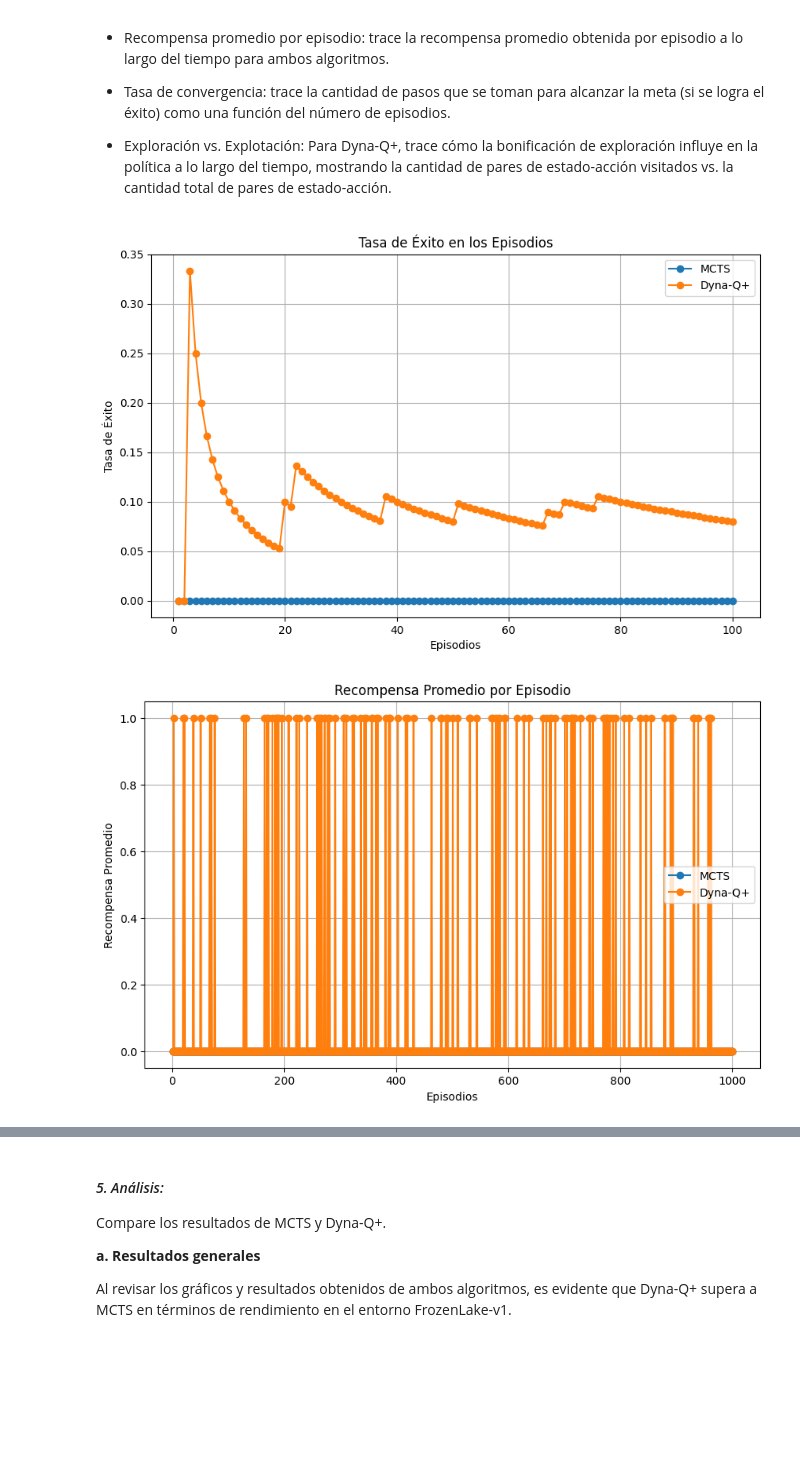
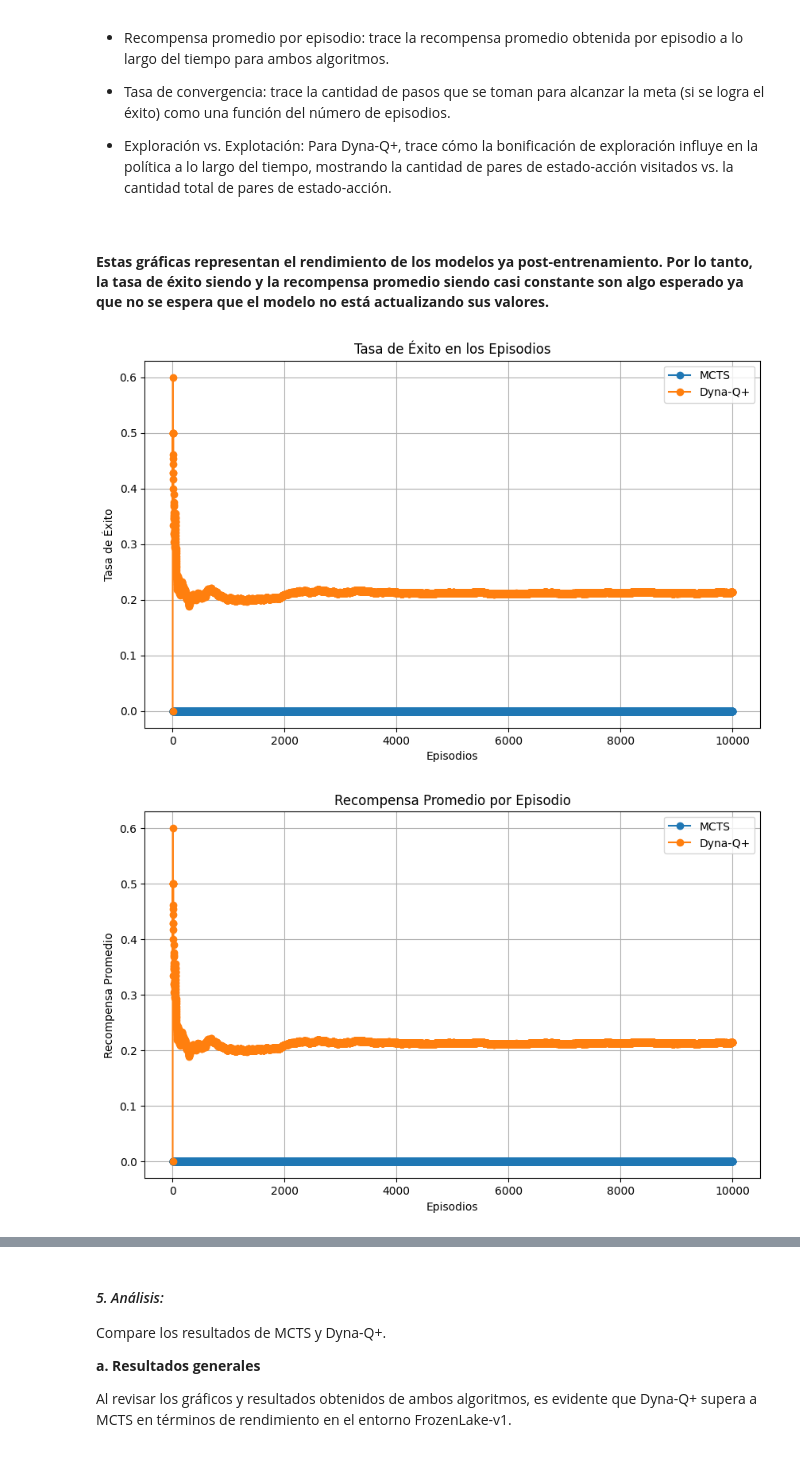
Before and after one commit to Ldsc2002/RL-Lab6, a Jupyter notebook: main.ipynb, the cells around one changed output, grey strips where cells are left out. Drawn from its saved outputs; the diff is of its cells as text; code cells hidden in the pictures; blank space fills up the shorter version.

```diff
--- a/main.ipynb
+++ b/main.ipynb
@@ -68,10 +68,10 @@ class Node:
         return child_node
 
 
-    def UCB1(self, exploration_weight=1.41):
+    def UCT(self, exploration_weight=1.41):
         if self.visits == 0:                                                                                 # Si no ha sido visitado, devuelve infinito
             return float('inf')
-        return (self.wins / self.visits) + exploration_weight * sqrt(log(self.parent.visits) / self.visits)  # Calcula el valor UCB1 para equilibrar explotación y exploración
+        return (self.wins / self.visits) + exploration_weight * sqrt(log(self.parent.visits) / self.visits)  # Calcula el valor UCT para equilibrar explotación y exploración
 # %%
 class MCTS:
     def __init__(self, env, max_iterations=1000):
@@ -207,9 +282,10 @@ def RunMCTS(envName, max_iterations, numEpisodes):
     successes = 0                                   # Contador para episodios exitosos
     rewards_per_episode = []                        # Lista para almacenar las recompensas por episodio
     steps_per_episode = []                          # Lista para almacenar los pasos por episodio
+    success_rate = []                               # Lista para almacenar la tasa de éxito por episodio
 
 
-    for _ in range(numEpisodes):                     # Bucle para correr varios episodios
+    for i in range(numEpisodes):                     # Bucle para correr varios episodios
         initial_state = env.reset()[0]                  # Reinicia el entorno y obtiene el estado inicial
         root = Node(initial_state)                      # Crea el nodo raíz para el MCTS con el estado inicial
         mcts = MCTS(env, max_iterations)                # Crea una instancia de MCTS
@@ -232,8 +308,10 @@ def RunMCTS(envName, max_iterations, numEpisodes):
             steps_per_episode.append(steps)             # Añade el número de pasos de este episodio a la lista
             rewards_per_episode.append(total_reward)    # Guarda la recompensa total de este episodio
 
-    return successes, rewards_per_episode, steps_per_episode  # Devuelve los resultados recopilados
+        success_rate.append(successes / (i + 1))       # Calcula la tasa de éxito para este episodio
+
+    return successes, success_rate, rewards_per_episode, steps_per_episode  # Devuelve los resultados recopilados
 
 # Ejecuta la función y almacena los resultados para 1000 episodios
-successes_mcts, rewards_mcts, steps_mcts = RunMCTS("FrozenLake-v1", 1000, 1000)
+successes_mcts, success_rate_mcts, rewards_mcts, steps_mcts = RunMCTS("FrozenLake-v1", 100, 10000)
 avg_rewards_mcts = sum(rewards_mcts) / len(rewards_mcts) if rewards_mcts else 0
@@ -255,6 +335,7 @@ def RunDynaQPlus(envName, numEpisodes):
     successes = 0                                           # Contador de episodios exitosos
     rewards_per_episode = []                                # Lista para almacenar las recompensas por episodio
     steps_per_episode = []                                  # Pasos por episodio
+    success_rate = []                                       # Lista para almacenar la tasa de éxito por episodio
 
     for _ in range(numEpisodes):                            # Ejecuta varios episodios
         state = env.reset()                                     # Reinicia el entorno
@@ -263,8 +344,7 @@ def RunDynaQPlus(envName, numEpisodes):
         state = int(state)                                      # Convierte el estado a entero si no lo es
         done = False                                            # Bandera de estado terminal
         steps = 0                                               # Contador de pasos para este episodio
-        total_reward = 0                                        # Recompensa acumulada para este episodio
-
+        total_reward = 0                                        # Recompensa acumulada para este episodios
 
         while not done:                                         # Bucle hasta estado terminal
             action = np.argmax(agent.qTable[state])                 # Selecciona la mejor acción
@@ -281,10 +361,12 @@ def RunDynaQPlus(envName, numEpisodes):
         steps_per_episode.append(steps)                         # Guarda los pasos del episodio
         rewards_per_episode.append(total_reward)                # Guarda la recompensa total de este episodio
 
-    return successes, rewards_per_episode, steps_per_episode    # Devuelve los resultados
+        success_rate.append(successes / (len(success_rate) + 1))    # Calcula la tasa de éxito y la guarda
+
+    return successes, success_rate, rewards_per_episode, steps_per_episode    # Devuelve los resultados
 
 # Ejecuta la función y guarda los resultados
-successes_dynaq, rewards_dynaq, steps_dynaq = RunDynaQPlus("FrozenLake-v1", 1000)
+successes_dynaq, success_rate_dynaq, rewards_dynaq, steps_dynaq = RunDynaQPlus("FrozenLake-v1", 10000)
 avg_rewards_dynaq = sum(rewards_dynaq) / len(rewards_dynaq) if rewards_dynaq else 0
 # %%
 print("\nResultados de Dyna-Q+:")
@@ -308,13 +390,11 @@ Cree los siguientes gráficos para visualizar y comparar el rendimiento de MCTS
 - Tasa de convergencia: trace la cantidad de pasos que se toman para alcanzar la meta (si se logra el éxito) como una función del número de episodios.
 
 - Exploración vs. Explotación: Para Dyna-Q+, trace cómo la bonificación de exploración influye en la política a lo largo del tiempo, mostrando la cantidad de pares de estado-acción visitados vs. la cantidad total de pares de estado-acción.
+# %% [markdown]
+#### **Estas gráficas representan el rendimiento de los modelos ya post-entrenamiento. Por lo tanto, la tasa de éxito siendo y la recompensa promedio siendo casi constante son algo esperado ya que no se espera que el modelo no está actualizando sus valores.**
 # %%
 # Simulación de los datos generados por MCTS y Dyna-Q+
-episodes = range(1, 101)
-
-# Resultados
-success_rate_mcts = [sum(rewards_mcts[:i+1]) / (i + 1) for i in range(len(episodes))]
-success_rate_dynaq = [sum(rewards_dynaq[:i+1]) / (i + 1) for i in range(len(episodes))]
+episodes = range(1, 10001)
 
 # Gráfico 1: Tasa de éxito en los episodios
 plt.figure(figsize=(10, 6))
@@ -327,22 +407,23 @@ plt.legend()
 plt.grid(True)
 plt.show()
 # %% [output]
-[figure, old version]
+[figure, new version]
 # %%
 # Simulación de los datos generados por MCTS y Dyna-Q+
-episodes = range(1, len(rewards_dynaq) + 1)
+avg_rewards_mcts = [sum(rewards_mcts[:i+1]) / (i + 1) for i in range(len(episodes))]
+avg_rewards_dynaq = [sum(rewards_dynaq[:i+1]) / (i + 1) for i in range(len(episodes))]
 
 # Gráfico: Recompensa promedio por episodio
 plt.figure(figsize=(10, 6))
-plt.plot(episodes, rewards_mcts, label='MCTS', marker='o')
-plt.plot(episodes, rewards_dynaq, label='Dyna-Q+', marker='o')
+plt.plot(episodes, avg_rewards_mcts, label='MCTS', marker='o')
+plt.plot(episodes, avg_rewards_dynaq, label='Dyna-Q+', marker='o')
 plt.title('Recompensa Promedio por Episodio')
 plt.xlabel('Episodios')
 plt.ylabel('Recompensa Promedio')
 plt.legend()
 plt.grid(True)
 plt.show()
 # %% [output]
-[figure, old version]
+[figure, new version]
 # %%
 # Gráfico 3: Tasa de convergencia (pasos promedio por episodio)
```
Also changed, not shown: parts of 8 cells of this notebook.
